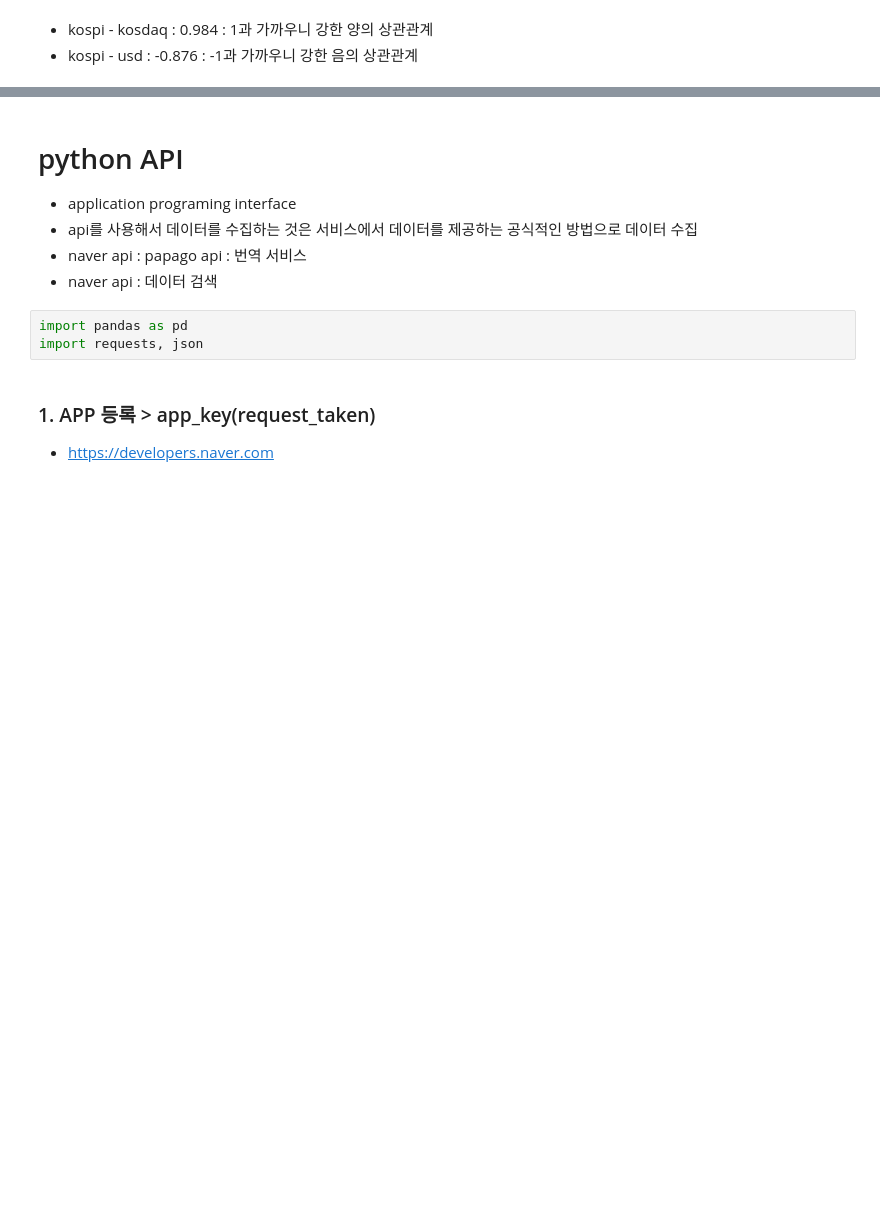
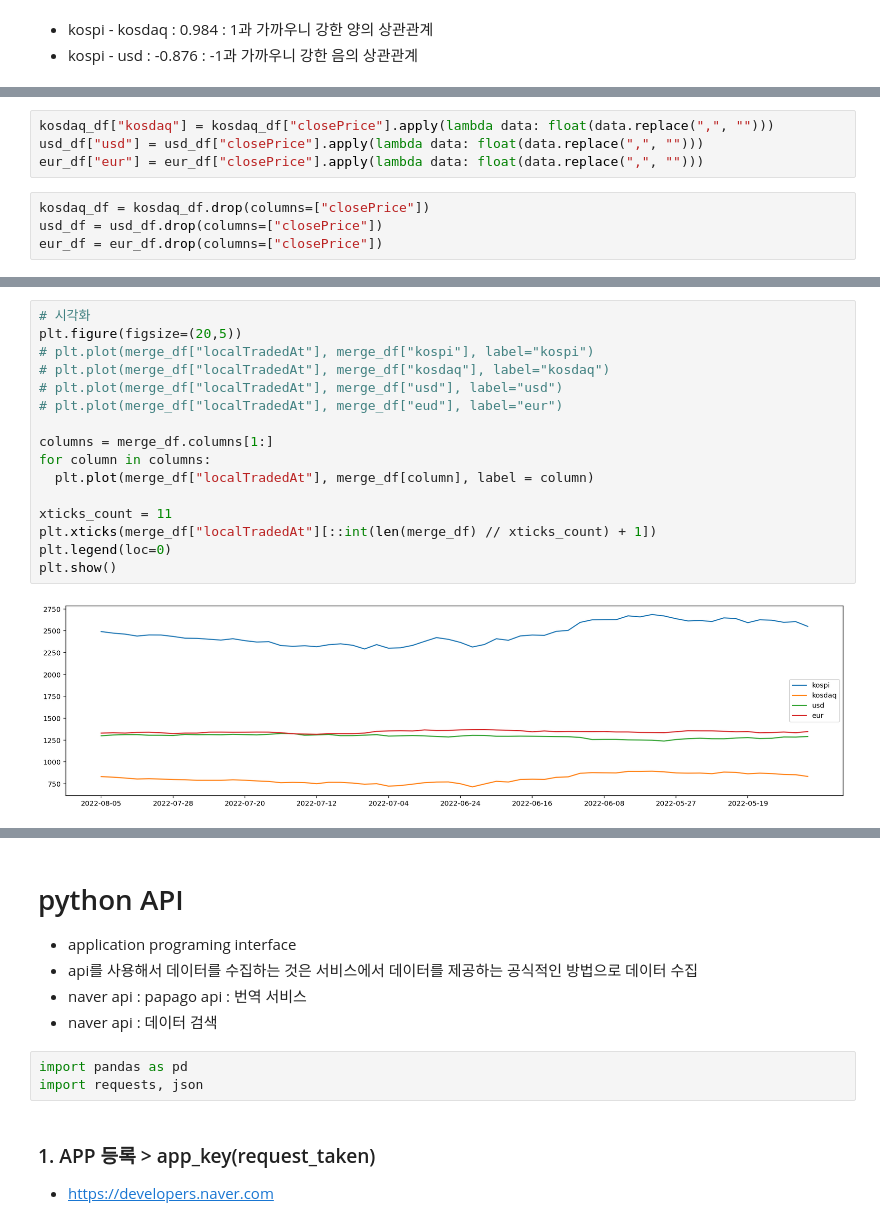
Before and after one commit to ghing-tae/kt-ai-2, a Jupyter notebook: python.ipynb, the cells around one changed output, grey strips where cells are left out. Saved outputs shown, nothing was run; the diff lists cells and outputs as text; blank space fills up the shorter version.

```diff
--- a/python.ipynb
+++ b/python.ipynb
@@ -454,0 +506,8 @@ df.corr()
+# %%
+kosdaq_df["kosdaq"] = kosdaq_df["closePrice"].apply(lambda data: float(data.replace(",", "")))
+usd_df["usd"] = usd_df["closePrice"].apply(lambda data: float(data.replace(",", "")))
+eur_df["eur"] = eur_df["closePrice"].apply(lambda data: float(data.replace(",", "")))
+# %%
+kosdaq_df = kosdaq_df.drop(columns=["closePrice"])
+usd_df = usd_df.drop(columns=["closePrice"])
+eur_df = eur_df.drop(columns=["closePrice"])
@@ -454,0 +525,18 @@ df.corr()
+# %%
+# 시각화
+plt.figure(figsize=(20,5))
+# plt.plot(merge_df["localTradedAt"], merge_df["kospi"], label="kospi")
+# plt.plot(merge_df["localTradedAt"], merge_df["kosdaq"], label="kosdaq")
+# plt.plot(merge_df["localTradedAt"], merge_df["usd"], label="usd")
+# plt.plot(merge_df["localTradedAt"], merge_df["eud"], label="eur")
+
+columns = merge_df.columns[1:]
+for column in columns:
+  plt.plot(merge_df["localTradedAt"], merge_df[column], label = column)
+
+xticks_count = 11
+plt.xticks(merge_df["localTradedAt"][::int(len(merge_df) // xticks_count) + 1])
+plt.legend(loc=0)
+plt.show()
+# %% [output]
+[figure, added]
```
Also changed, not shown: parts of 26 cells of this notebook.
